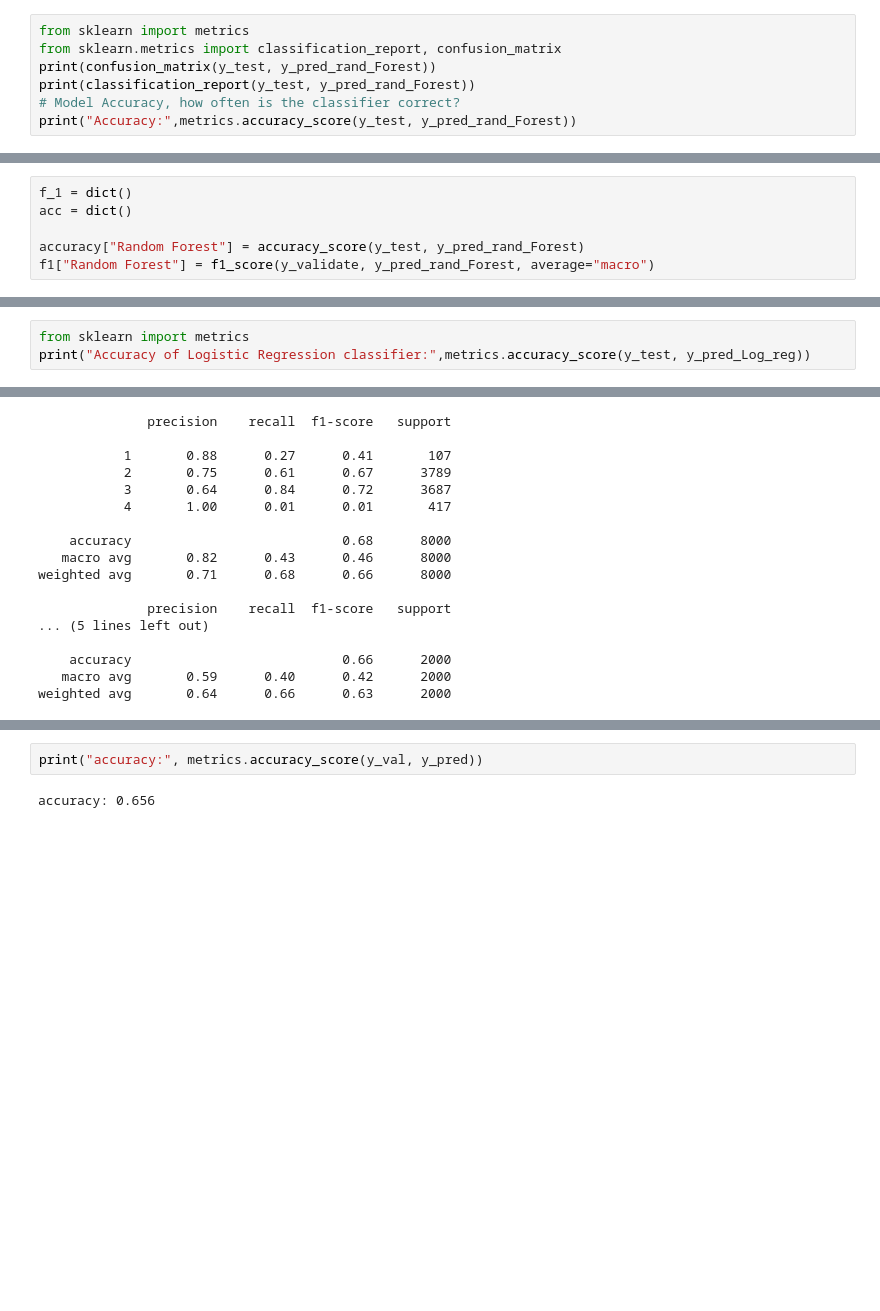
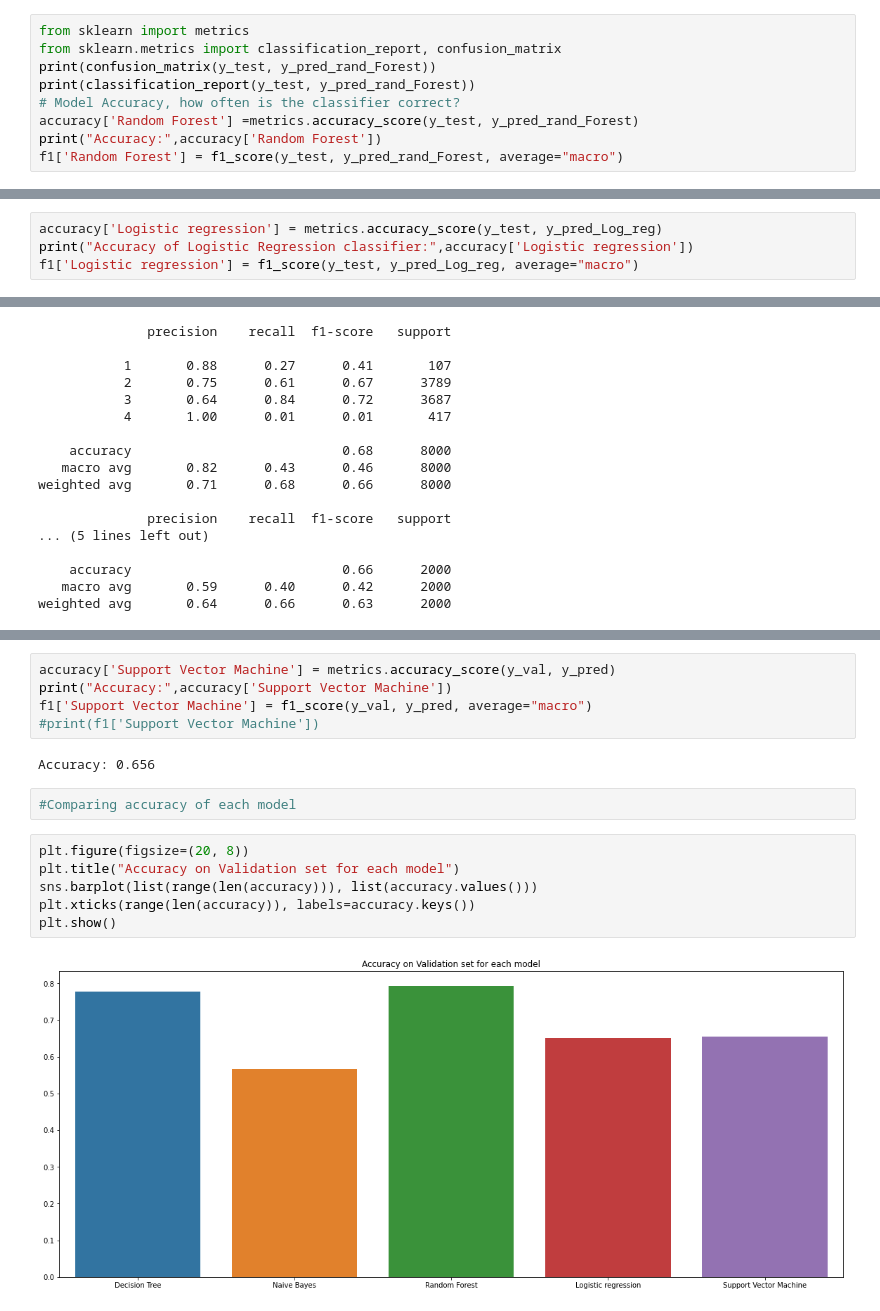
Before and after one commit to shiva-lab/CMPE-255_Final_Project, a Jupyter notebook: feature_engineering_1.ipynb, the cells around one changed output, grey strips where cells are left out. Drawn from its saved outputs; the diff is of its cells as text; blank space fills up the shorter version.

```diff
--- a/feature_engineering_1.ipynb
+++ b/feature_engineering_1.ipynb
@@ -582,7 +572,9 @@ from sklearn.metrics import classification_report, confusion_matrix
 print(confusion_matrix(y_test, y_pred_rand_Forest))
 print(classification_report(y_test, y_pred_rand_Forest))
 # Model Accuracy, how often is the classifier correct?
-print("Accuracy:",metrics.accuracy_score(y_test, y_pred_rand_Forest))
+accuracy['Random Forest'] =metrics.accuracy_score(y_test, y_pred_rand_Forest)
+print("Accuracy:",accuracy['Random Forest'])
+f1['Random Forest'] = f1_score(y_test, y_pred_rand_Forest, average="macro")
 # %% [output]
 [[  4159   1891   1077     42]
  [   644 202157  55981   2025]
@@ -600,9 +592,3 @@ print("Accuracy:",metrics.accuracy_score(y_test, y_pred_rand_Forest))
 weighted avg       0.80      0.79      0.79    558615
 
 Accuracy: 0.7939797534974893
-# %%
-f_1 = dict()
-acc = dict()
-
-accuracy["Random Forest"] = accuracy_score(y_test, y_pred_rand_Forest)
-f1["Random Forest"] = f1_score(y_validate, y_pred_rand_Forest, average="macro")
@@ -648,8 +632,9 @@ print("Validation score:", clf_rand_For.score(X_test, y_test))
 Train score: 0.9512997339249559
 Validation score: 0.7873830813708905
 # %%
-from sklearn import metrics
-print("Accuracy of Logistic Regression classifier:",metrics.accuracy_score(y_test, y_pred_Log_reg))
+accuracy['Logistic regression'] = metrics.accuracy_score(y_test, y_pred_Log_reg)
+print("Accuracy of Logistic Regression classifier:",accuracy['Logistic regression'])
+f1['Logistic regression'] = f1_score(y_test, y_pred_Log_reg, average="macro")
 # %% [output]
 Accuracy of Logistic Regression classifier: 0.6522757176230498
 # %% [markdown]
@@ -783,4 +751,17 @@ cf_mtx = pd.DataFrame(data = data_mtx, columns = c, index = i)
-# %%
-print("accuracy:", metrics.accuracy_score(y_val, y_pred))
-# %% [output]
-accuracy: 0.656
+# %%
+accuracy['Support Vector Machine'] = metrics.accuracy_score(y_val, y_pred)
+print("Accuracy:",accuracy['Support Vector Machine'])
+f1['Support Vector Machine'] = f1_score(y_val, y_pred, average="macro")
+#print(f1['Support Vector Machine'])
+# %% [output]
+Accuracy: 0.656
+# %%
+#Comparing accuracy of each model
+# %%
+plt.figure(figsize=(20, 8))
+plt.title("Accuracy on Validation set for each model")
+sns.barplot(list(range(len(accuracy))), list(accuracy.values()))
+plt.xticks(range(len(accuracy)), labels=accuracy.keys())
+plt.show()
+# %% [output]
+[figure, added]
```
Also changed, not shown: parts of 12 cells of this notebook.
